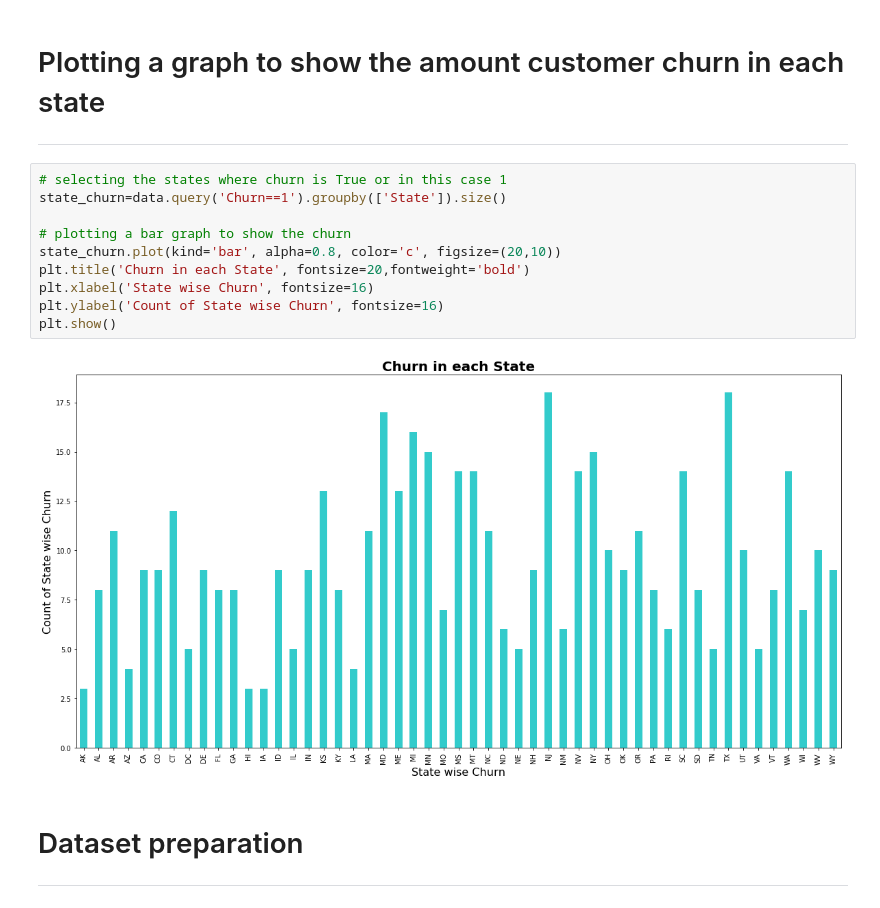
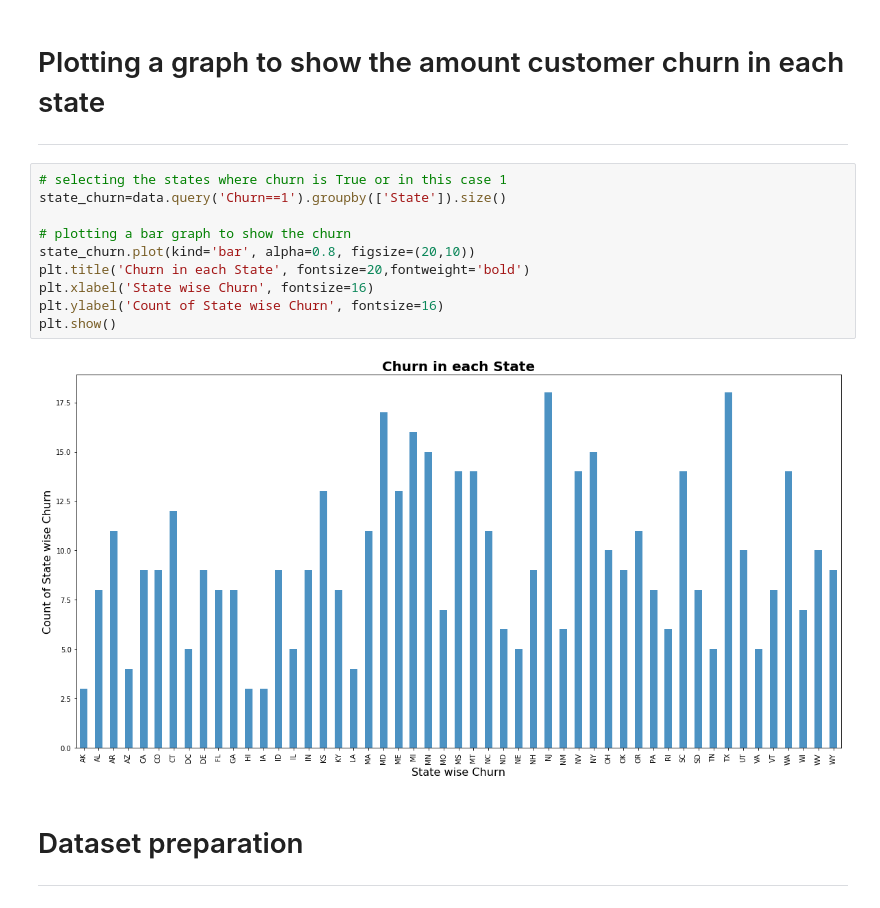
Before and after one commit to Customer-Churn-Prediction/Project-Machine-Learning, a Jupyter notebook: project_final.ipynb, the cells around one changed output. Saved outputs shown, nothing was run; the diff lists cells and outputs as text.

```diff
--- a/project_final.ipynb
+++ b/project_final.ipynb
@@ -29,15 +30,15 @@ ___
 # %%
 # selecting the states where churn is True or in this case 1
 state_churn=data.query('Churn==1').groupby(['State']).size()
 
 # plotting a bar graph to show the churn
-state_churn.plot(kind='bar', alpha=0.8, color='c', figsize=(20,10))
+state_churn.plot(kind='bar', alpha=0.8, figsize=(20,10))
 plt.title('Churn in each State', fontsize=20,fontweight='bold')
 plt.xlabel('State wise Churn', fontsize=16)
 plt.ylabel('Count of State wise Churn', fontsize=16)
 plt.show()
 # %% [output]
-[figure, old version]
+[figure, new version]
 # %% [markdown]
 # Dataset preparation
 ___
```
Also changed, not shown: parts of 36 cells of this notebook.
